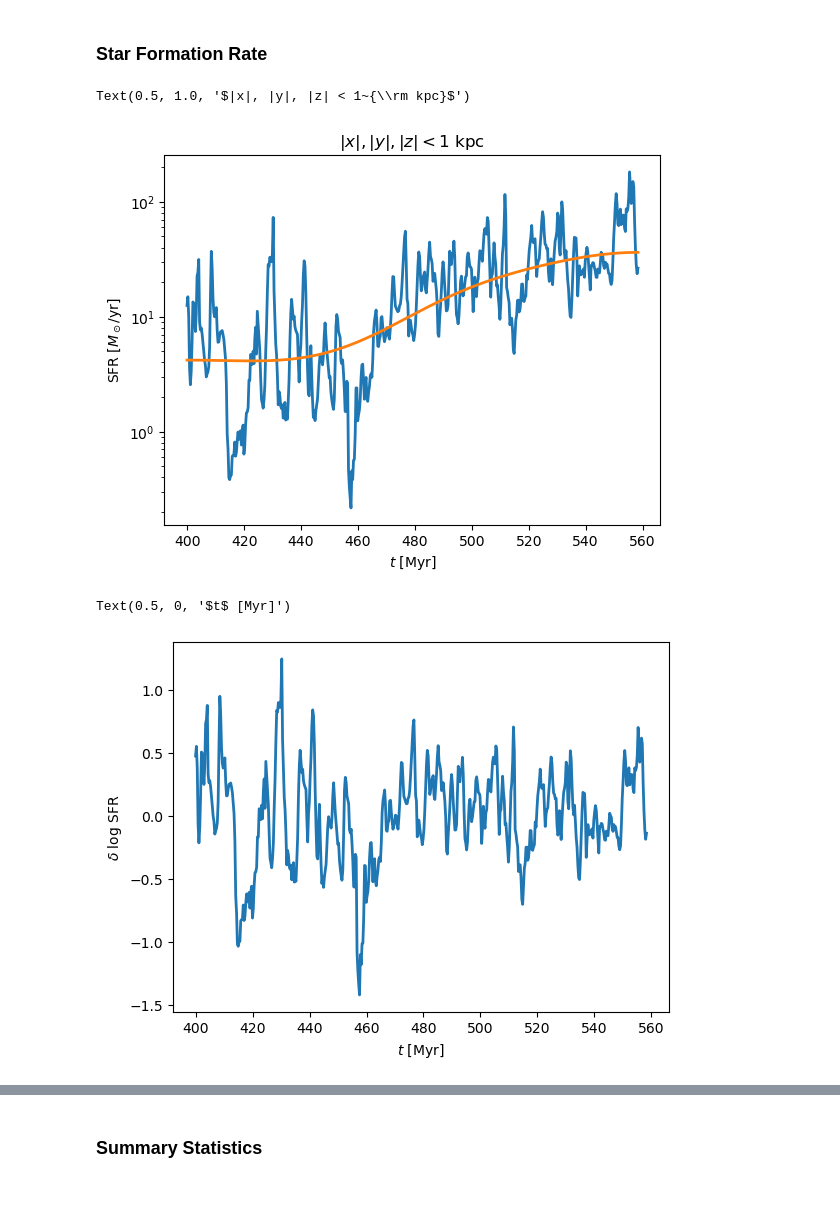
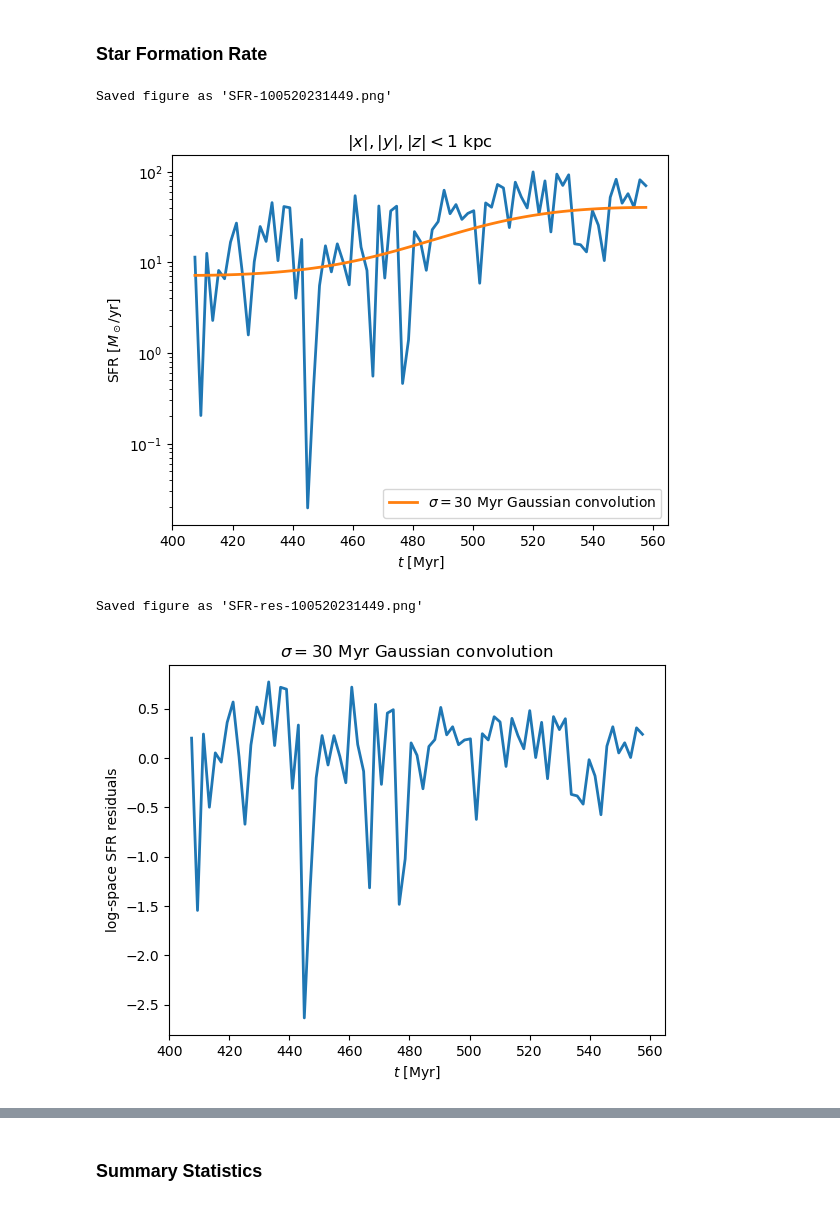
Before and after one commit to zandalman/RAMSES-analysis, a Jupyter notebook: analysis.ipynb, the cells around one changed output, grey strips where cells are left out. Drawn from its saved outputs; the diff is of its cells as text; code cells hidden in the pictures.

```diff
--- a/analysis.ipynb
+++ b/analysis.ipynb
@@ -20,7 +20,7 @@ import const
 # %%
 #sim_eps0p01 = Sim(ALPHA_EPS0P01, "gridded_data_small.npz", epsilon_SF=0.01)
 #sim_eps0p1 = Sim(ALPHA_EPS0P1, "gridded_data_small.npz", epsilon_SF=0.1)
-#sim_eps1p0 = Sim(ALPHA_EPS1P0, "gridded_data_small.npz", epsilon_SF=1.0)
-sim_gas = Sim(GAS, "gridded_data_small.npz", epsilon_SF=None)
+sim_eps1p0 = Sim(ALPHA_EPS1P0, "gridded_data_small.npz", epsilon_SF=1.0)
+#sim_gas = Sim(GAS, "gridded_data_small.npz", epsilon_SF=None)
 #list_of_sim = [sim_eps0p01, sim_eps0p1, sim_eps1p0, sim_gas]
 # %% [output]
@@ -28,2 +28,2 @@ Moving to directory '/home/za9132/scratch/romain/gas'.
 # %%
-sim = sim_gas
+sim = sim_eps1p0
@@ -329,44 +328,48 @@ Text(0.5, 1.0, '$z = 0~{\\rm kpc}$')
 # %% [markdown]
 ### Star Formation Rate
 # %%
-nbins = 1000
-filter_sigma = 25 * const.Myr
-t_min = 400 * const.Myr
+nbins = 150
+filter_sigma = 30 * const.Myr
+t_range = 150 * const.Myr
 
 counts, bins = np.histogram(sim.star_birth_time, bins=nbins, weights=sim.star_mass)
 
 star_birth_time = bins[:-1] + np.diff(bins)[0]
-t_min_idx = np.argmin(np.abs(star_birth_time - t_min))
+t_min_idx = np.argmin(np.abs(star_birth_time + t_range - sim.current_time))
 star_mass = counts
 SFR_mass = star_mass / np.diff(bins)[0]
 
 filter_sigma_idx = filter_sigma / np.diff(star_birth_time)[0]
 SFR_mass_smoothed = 10**gaussian_filter(np.log10(SFR_mass[t_min_idx:] + epsilon), sigma=filter_sigma_idx)
-#SFR_mass_smoothed = gaussian_filter(SFR_mass[t_min_idx:], sigma=filter_sigma_idx)
 
 plt.plot(star_birth_time[t_min_idx:] / const.Myr, SFR_mass[t_min_idx:] / const.M_sol * const.yr, lw=2, color='C0')
-plt.plot(star_birth_time[t_min_idx:] / const.Myr, SFR_mass_smoothed / const.M_sol * const.yr, lw=2, color='C1')
+plt.plot(star_birth_time[t_min_idx:] / const.Myr, SFR_mass_smoothed / const.M_sol * const.yr, lw=2, color='C1', label=r'$\sigma = %.3g~{\rm Myr}$ Gaussian convolution' % (filter_sigma / const.Myr))
 
 plt.ylabel(r"SFR [$M_\odot / {\rm yr}$]")
 plt.xlabel(r"$t$ [Myr]")
 
 plt.yscale('log')
 
-#plt.ylim(-5, 70)
-#plt.xlim(sim.current_time / const.Myr - 100, sim.current_time / const.Myr)
+plt.legend()
 
 plt.title(r'$|x|, |y|, |z| < 1~{\rm kpc}$')
+
+sim.save_fig("SFR")
 # %% [output]
-Text(0.5, 1.0, '$|x|, |y|, |z| < 1~{\\rm kpc}$')
+Saved figure as 'SFR-100520231449.png'
-[figure, old version]
+[figure, new version]
 # %%
 log_SFR_res = np.log10(SFR_mass[t_min_idx:]) - np.log10(SFR_mass_smoothed)
 
 plt.plot(star_birth_time[t_min_idx:] / const.Myr, log_SFR_res, lw=2)
 
-plt.ylabel(r"$\delta$ log SFR")
+plt.ylabel(r"log-space SFR residuals")
 plt.xlabel(r"$t$ [Myr]")
+
+plt.title(r'$\sigma = %.3g~{\rm Myr}$ Gaussian convolution' % (filter_sigma / const.Myr))
+
+sim.save_fig("SFR-res")
 # %% [output]
-Text(0.5, 0, '$t$ [Myr]')
+Saved figure as 'SFR-res-100520231449.png'
-[figure, old version]
+[figure, new version]
 # %%
```
Also changed, not shown: parts of 23 cells of this notebook.
